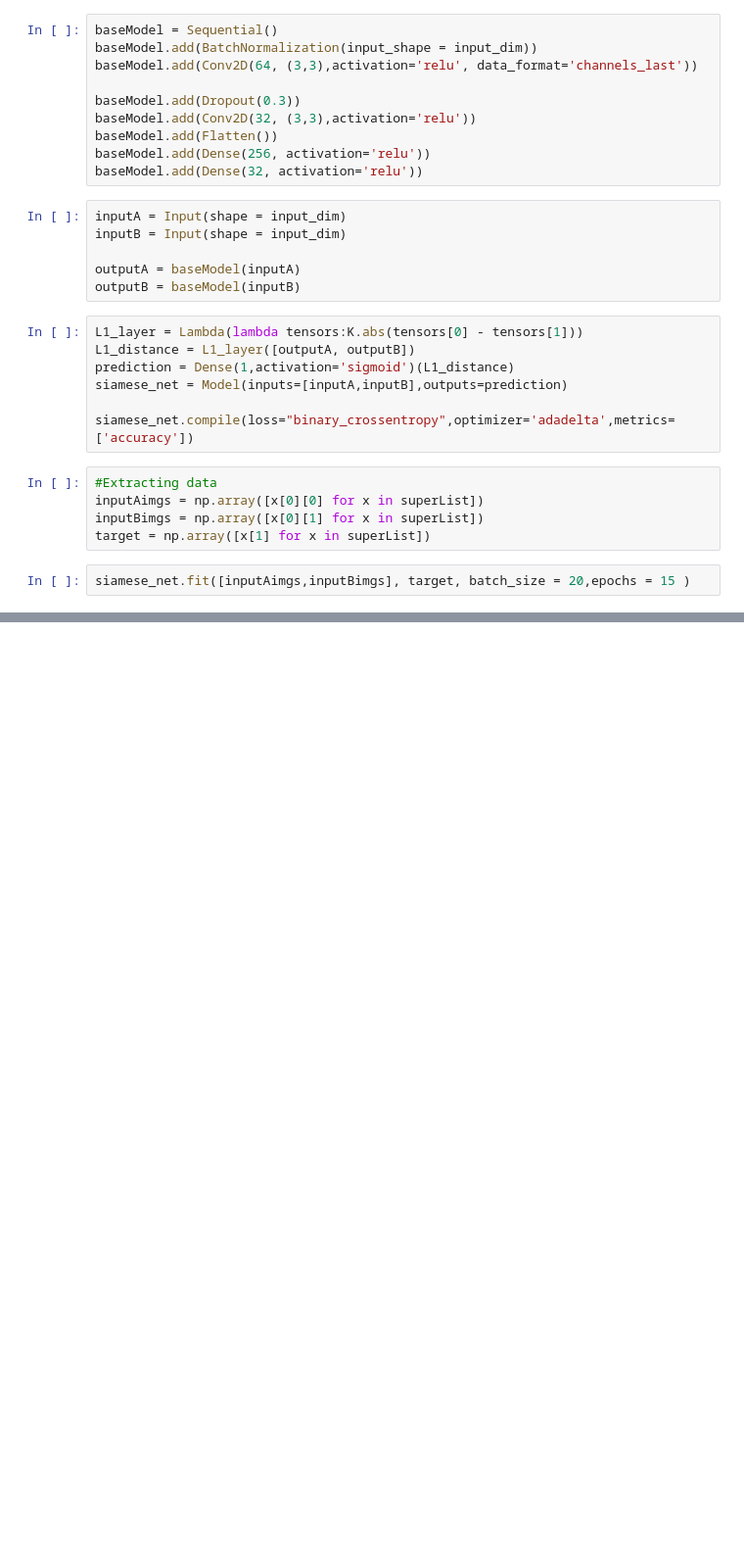
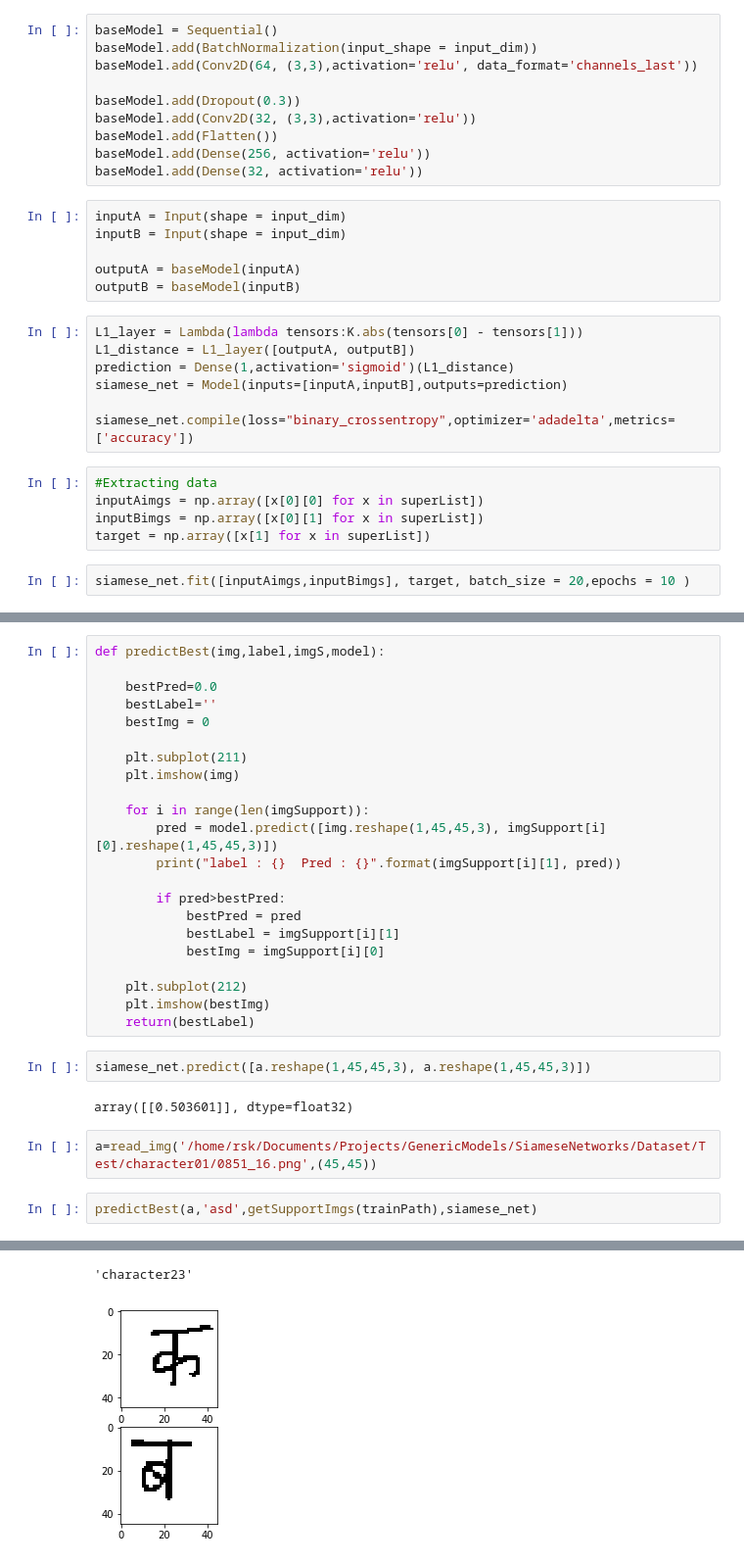
Before and after one commit to rsk2327/GenericModels, a Jupyter notebook: SiameseNetworks/Main.ipynb, the cells around one changed output, grey strips where cells are left out. Shown at 98% size. Cells and saved outputs as stored; diff of their text form; blank space fills up the shorter version.

```diff
--- a/SiameseNetworks/Main.ipynb
+++ b/SiameseNetworks/Main.ipynb
@@ -120,5 +166,5 @@ inputAimgs = np.array([x[0][0] for x in superList])
 inputBimgs = np.array([x[0][1] for x in superList])
 target = np.array([x[1] for x in superList])
 # %%
-siamese_net.fit([inputAimgs,inputBimgs], target, batch_size = 20,epochs = 15 )
+siamese_net.fit([inputAimgs,inputBimgs], target, batch_size = 20,epochs = 10 )
 # %% [output]
@@ -162,0 +266,31 @@ fit(self, x=None, y=None, batch_size=None, epochs=1, verbose=1, callbacks=None,
+# %%
+def predictBest(img,label,imgS,model):
+
+    bestPred=0.0
+    bestLabel=''
+    bestImg = 0
+
+    plt.subplot(211)
+    plt.imshow(img)
+
+    for i in range(len(imgSupport)):
+        pred = model.predict([img.reshape(1,45,45,3), imgSupport[i][0].reshape(1,45,45,3)])
+        print("label : {}  Pred : {}".format(imgSupport[i][1], pred))
+
+        if pred>bestPred:
+            bestPred = pred
+            bestLabel = imgSupport[i][1]
+            bestImg = imgSupport[i][0]
+
+    plt.subplot(212)
+    plt.imshow(bestImg)
+    return(bestLabel)
+# %%
+siamese_net.predict([a.reshape(1,45,45,3), a.reshape(1,45,45,3)])
+# %% [output]
+array([[0.503601]], dtype=float32)
+# %%
+a=read_img('/home/rsk/Documents/Projects/GenericModels/SiameseNetworks/Dataset/Test/character01/0851_16.png',(45,45))
+# %%
+predictBest(a,'asd',getSupportImgs(trainPath),siamese_net)
+# %% [output]
@@ -162,0 +314,2 @@ fit(self, x=None, y=None, batch_size=None, epochs=1, verbose=1, callbacks=None,
+'character23'
+[figure, added]
```
Also changed, not shown: parts of 15 cells of this notebook.
